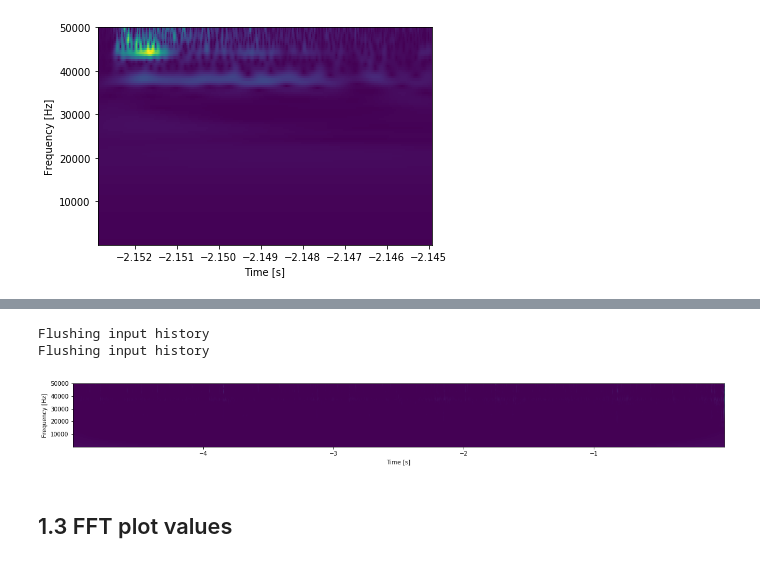
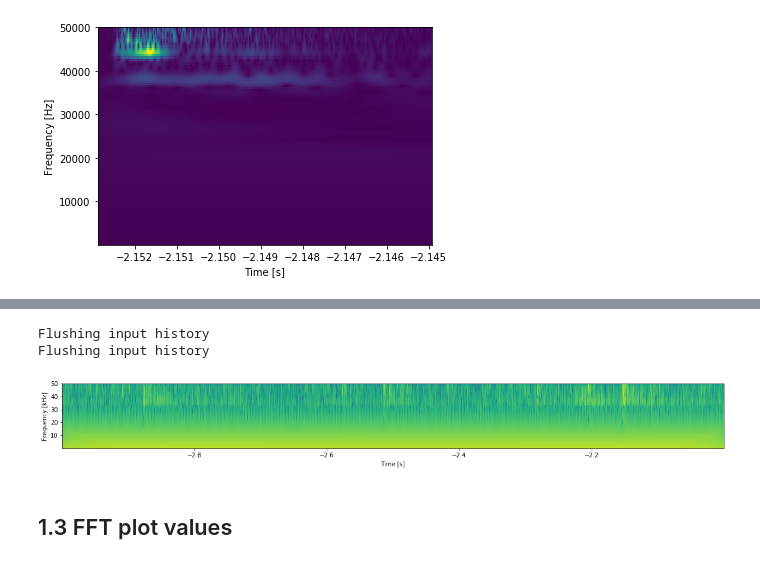
Before and after one commit to Duchstf/quench-detector, a Jupyter notebook: dev-wavelet-entropy-crossings.ipynb, the cells around one changed output, grey strips where cells are left out. Saved outputs shown, nothing was run; the diff lists cells and outputs as text; code cells hidden in the pictures.

```diff
--- a/dev-wavelet-entropy-crossings.ipynb
+++ b/dev-wavelet-entropy-crossings.ipynb
@@ -528,22 +523,29 @@ plt.show()
 # %% [output]
 [figure]
 # %%
-def plot_scalogram(dir_path, sensor, time_range, w0 = 10000, f_min = 1, f_max = 50000):
+import obspy
+from obspy.imaging.cm import obspy_sequential
+from obspy.signal.tf_misfit import cwt
+
+def plot_scalogram(dir_path, sensor, time_range, w0 = 6, f_min = 1, f_max = 50000):
+
+    dt = 1./100000
 
     time_axis = load_time(dir_path, time_range)
     signal = load_sensor(dir_path, sensor, time_range)
 
-    scalogram = cwt(signal, dt, 4, f_min, f_max)
+    scalogram = cwt(signal, dt, w0, f_min, f_max)
 
     fig = plt.figure(figsize=(20,2))
     ax = fig.add_subplot(111)
 
     x, y = np.meshgrid(
         time_axis,
-        np.linspace(f_min, f_max, scalogram.shape[0]))
+        np.linspace(f_min/1000, f_max/1000, scalogram.shape[0]))
 
-    ax.pcolormesh(x, y, np.abs(scalogram), cmap=obspy_sequential)
+    ax.pcolormesh(x, y, 10 * np.log10(np.abs(scalogram)), cmap=obspy_sequential)
     ax.set_xlabel("Time [s]")
-    ax.set_ylabel("Frequency [Hz]")
-    ax.set_ylim(f_min, f_max)
+    ax.set_ylabel("Frequency [kHz]")
+    #ax.set_yscale('log')
+    ax.set_ylim(f_min/1000, f_max/1000)
     plt.show()
@@ -550,9 +558,9 @@ def plot_scalogram(dir_path, sensor, time_range, w0 = 10000, f_min = 1, f_max =
 # %%
-plot_scalogram("./data/Ramp4/", "ai2", (-5, 0))
+plot_scalogram("./data/Ramp4/", "ai2", (-3, -2), w0 = 1)
 # %% [output]
 Flushing input history
 Flushing input history
-[figure, old version]
+[figure, new version]
 # %% [markdown]
 ## 1.3 FFT plot values
 # %%
```
Also changed, not shown: parts of 3 cells of this notebook, 2 other files.
